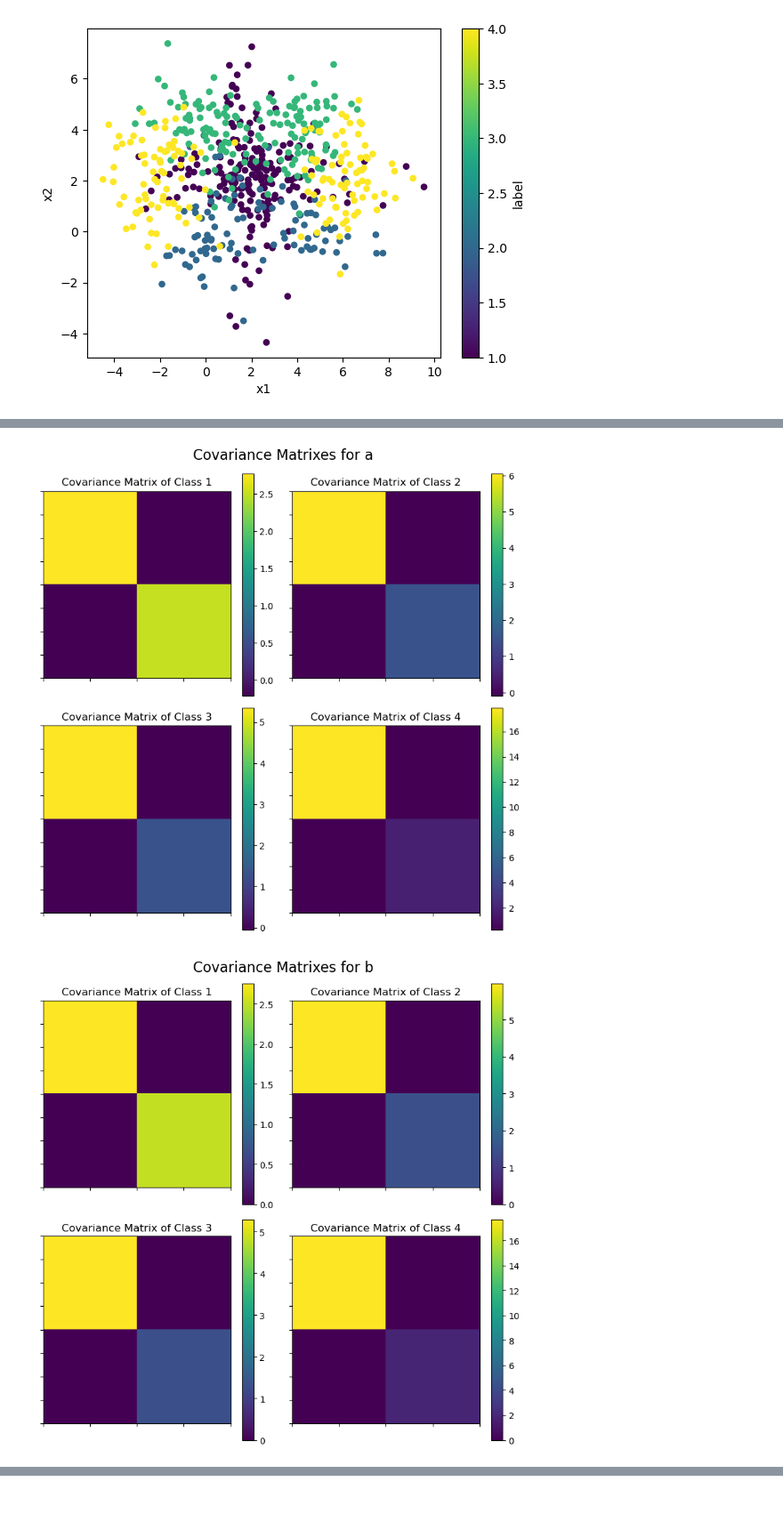
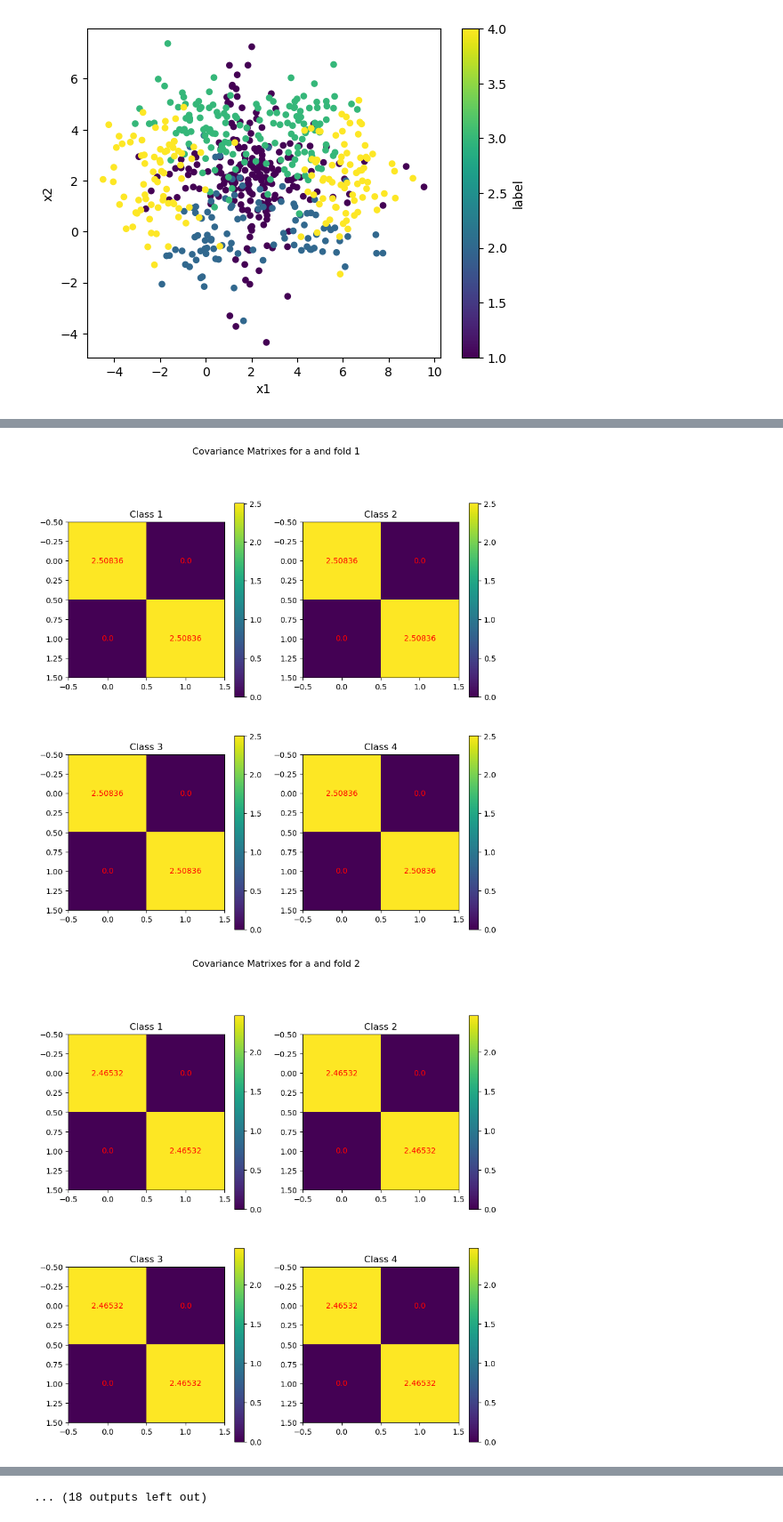
Before and after one commit to sigord/basic_ml_labs, a Jupyter notebook: LR_2.ipynb, the cells around one changed output, grey strips where cells are left out. Shown at 89% size. Saved outputs shown, nothing was run; the diff lists cells and outputs as text; code cells hidden in the pictures.

```diff
--- a/LR_2.ipynb
+++ b/LR_2.ipynb
@@ -11,6 +11,7 @@ from sklearn.model_selection import KFold
 from sklearn.naive_bayes import GaussianNB
 from sklearn.metrics import accuracy_score
 from scipy.stats import multivariate_normal
+NUM_CLASSES = 4
 data = pd.read_csv('lab2/data_ml_v2-15.csv') # load the data
 X = data.iloc[:, :-1].values # extract the features
 y = data.iloc[:, -1].values # extract the labels
@@ -36,0 +91,4 @@ data.plot.scatter(x='x1', y='x2', c='label', colormap='viridis');
+# %%
+def shared_cov_matrix(X, y):
+    return np.cov(X.T, bias=True) / NUM_CLASSES
+    # return np.sum([np.cov(class_data.T) * class_data.shape[0] for class_data in class_data_list], axis=0) / (X.shape[0] - NUM_CLASSES)
@@ -36,0 +101,4 @@ data.plot.scatter(x='x1', y='x2', c='label', colormap='viridis');
+# %%
+def different_cov_matrices(X, y):
+    class_data_list = [X[y == i+1] for i in range(NUM_CLASSES)]
+    return np.array([np.cov(class_data.T) / NUM_CLASSES for class_data in class_data_list])
@@ -37,20 +148,14 @@ data.plot.scatter(x='x1', y='x2', c='label', colormap='viridis');
 # %%
-def plot_cov_matrixes(cov_matrixes: np.ndarray, title: str):
-    fig, axs = plt.subplots(2, 2, figsize=(8, 8))
-    for i in range(4):
-        ax = axs[i//2, i%2]
-        im = ax.imshow(cov_matrixes[i])
-        ax.set_title(f'Covariance Matrix of Class {i+1}')
-        fig.colorbar(im, ax=ax)
-        # disable the ticks
-        ax.set_xticklabels([])
-        ax.set_yticklabels([])
-        # add values to the plot
-        # for i in range(2):
-        #     for j in range(2):
-        #         text = ax.text(j, i, np.round(cov_matrixes[i, j], 2),
-        #                     ha="center", va="center", color="r", fontsize=12)
-
-    fig.suptitle(title, fontsize=16)
-    plt.tight_layout()
+def plot_cov_matrixes(cov_matrices, title):
+    """cov_matrices: list of covariance matrices per class"""
+    fig, axes = plt.subplots(2, 2, figsize=(10, 10))
+    for i, ax in enumerate(axes.flatten()):
+        ax.imshow(cov_matrices[i], interpolation='nearest')
+        ax.set_title(f'Class {i+1}')
+        # add colorbar
+        ax.figure.colorbar(ax.images[0], ax=ax)
+        # add values to each cell
+        for (j,k),label in np.ndenumerate(cov_matrices[i]):
+            ax.text(k, j, np.round(label, 5), ha='center', va='center', color='r')
+    fig.suptitle(title)
     plt.show()
@@ -136,6 +162,7 @@ Mean test score for f: 0.64
 # %%
 for key in cov_matrices.keys():
-    plot_cov_matrixes(cov_matrices[key], f'Covariance Matrixes for {key}')
+    for fold in range(5):
+        plot_cov_matrixes(cov_matrices[key][fold], f'Covariance Matrixes for {key} and fold {fold+1}')
 # %% [output]
-[figure, old version]
+[figure, new version]
-[figure, old version]
+[figure, new version]
@@ -145,0 +179 @@ for key in cov_matrices.keys():
+... (18 outputs left out)
```
Also changed, not shown: parts of 24 cells of this notebook.
